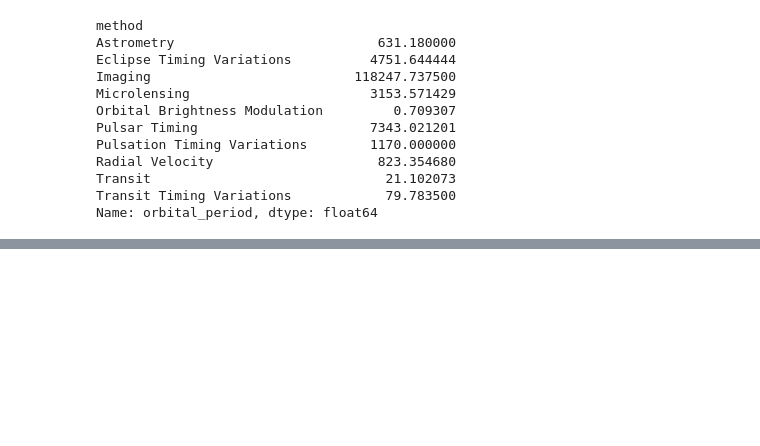
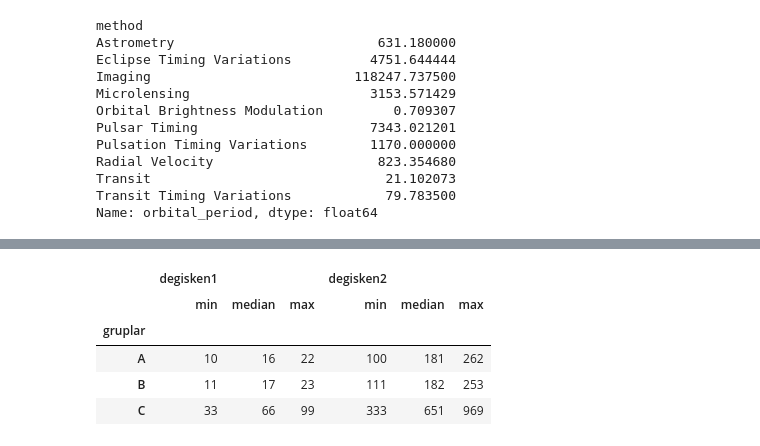
Before and after one commit to tacettinkustu/Data-Analysis, a Jupyter notebook: Data Manipulation/Learn Pandas/pandas-3.ipynb, the cells around one changed output, grey strips where cells are left out. Saved outputs shown, nothing was run; the diff lists cells and outputs as text; code cells hidden in the pictures; blank space fills up the shorter version.

```diff
--- a/Data Manipulation/Learn Pandas/pandas-3.ipynb
+++ b/Data Manipulation/Learn Pandas/pandas-3.ipynb
@@ -486,3 +486,10 @@ df.groupby("method")["orbital_period"].describe()
 | Radial Velocity | 553.0 | 823.354680 | 1454.926210 | 0.736540 | 38.021000 | 360.200000 | 982.000000 | 17337.500000 |
 | Transit | 397.0 | 21.102073 | 46.185893 | 0.355000 | 3.160630 | 5.714932 | 16.145700 | 331.600590 |
 | Transit Timing Variations | 3.0 | 79.783500 | 71.599884 | 22.339500 | 39.675250 | 57.011000 | 108.505500 | 160.000000 |
+# %%
+import pandas as pd
+df = pd.DataFrame({'gruplar': ['A', 'B', 'C', 'A', 'B', 'C'],
+                   'degisken1': [10,23,33,22,11,99],
+                   'degisken2': [100,253,333,262,111,969]},
+                   columns = ['gruplar', 'degisken1', 'degisken2'])
+df
@@ -488,0 +504,9 @@ df.groupby("method")["orbital_period"].describe()
+# %%
+df.groupby("gruplar").aggregate([min, np.median, max])
+# %% [output]
+|  | degisken1 |  |  | degisken2 |  |  |
+|  | min | median | max | min | median | max |
+| gruplar |  |  |  |  |  |  |
+| A | 10 | 16 | 22 | 100 | 181 | 262 |
+| B | 11 | 17 | 23 | 111 | 182 | 253 |
+| C | 33 | 66 | 99 | 333 | 651 | 969 |
```
Also changed, not shown: parts of 25 cells of this notebook.
